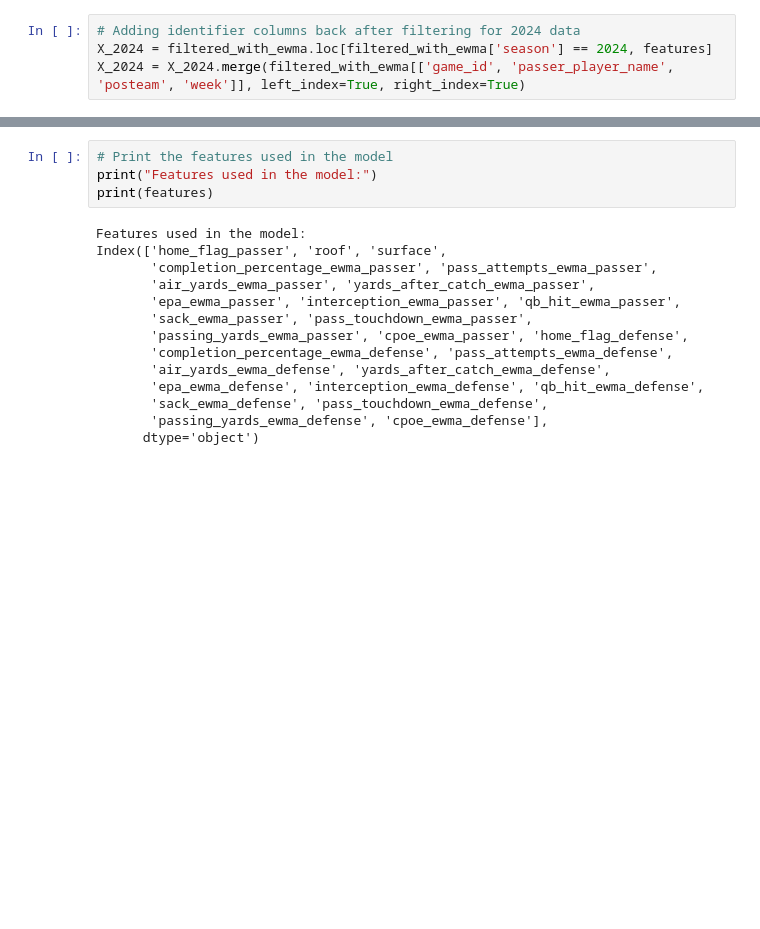
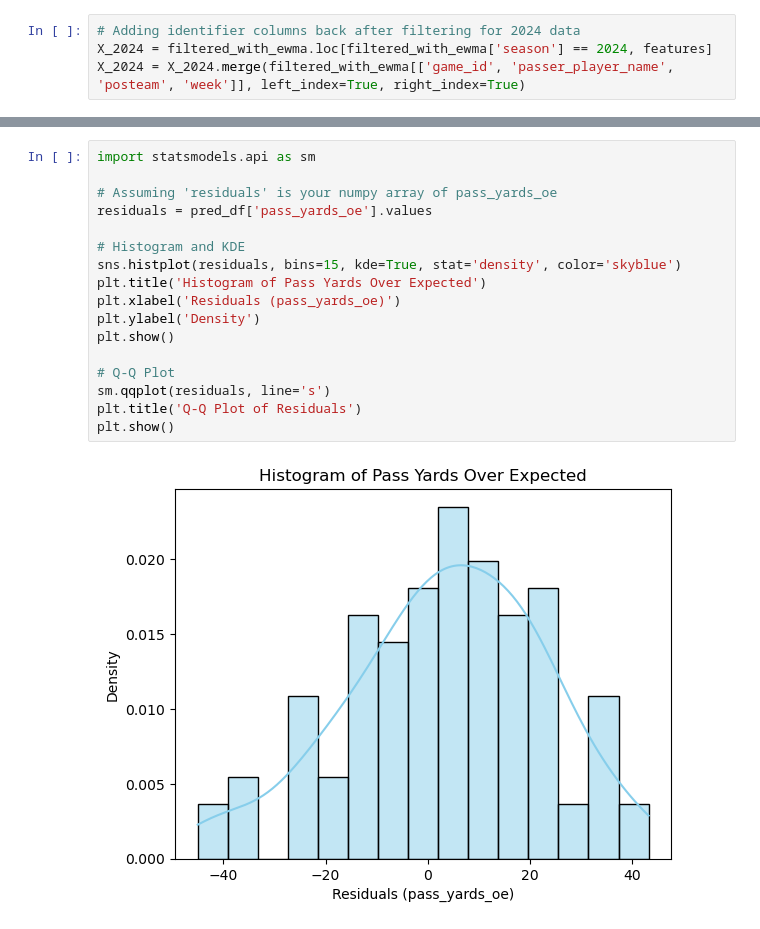
Before and after one commit to bhuggard/CheckTheCover, a Jupyter notebook: heysusan.ipynb, the cells around one changed output, grey strips where cells are left out. Cells and saved outputs as stored; diff of their text form; blank space fills up the shorter version.

```diff
--- a/heysusan.ipynb
+++ b/heysusan.ipynb
@@ -510,18 +497,19 @@ plt.show()
-# %%
-# Print the features used in the model
-print("Features used in the model:")
-print(features)
-# %% [output]
-Features used in the model:
-Index(['home_flag_passer', 'roof', 'surface',
-       'completion_percentage_ewma_passer', 'pass_attempts_ewma_passer',
-       'air_yards_ewma_passer', 'yards_after_catch_ewma_passer',
-       'epa_ewma_passer', 'interception_ewma_passer', 'qb_hit_ewma_passer',
-       'sack_ewma_passer', 'pass_touchdown_ewma_passer',
-       'passing_yards_ewma_passer', 'cpoe_ewma_passer', 'home_flag_defense',
-       'completion_percentage_ewma_defense', 'pass_attempts_ewma_defense',
-       'air_yards_ewma_defense', 'yards_after_catch_ewma_defense',
-       'epa_ewma_defense', 'interception_ewma_defense', 'qb_hit_ewma_defense',
-       'sack_ewma_defense', 'pass_touchdown_ewma_defense',
-       'passing_yards_ewma_defense', 'cpoe_ewma_defense'],
-      dtype='object')
+# %%
+import statsmodels.api as sm
+
+# Assuming 'residuals' is your numpy array of pass_yards_oe
+residuals = pred_df['pass_yards_oe'].values
+
+# Histogram and KDE
+sns.histplot(residuals, bins=15, kde=True, stat='density', color='skyblue')
+plt.title('Histogram of Pass Yards Over Expected')
+plt.xlabel('Residuals (pass_yards_oe)')
+plt.ylabel('Density')
+plt.show()
+
+# Q-Q Plot
+sm.qqplot(residuals, line='s')
+plt.title('Q-Q Plot of Residuals')
+plt.show()
+# %% [output]
+[figure, added]
```
Also changed, not shown: parts of 17 cells of this notebook.
